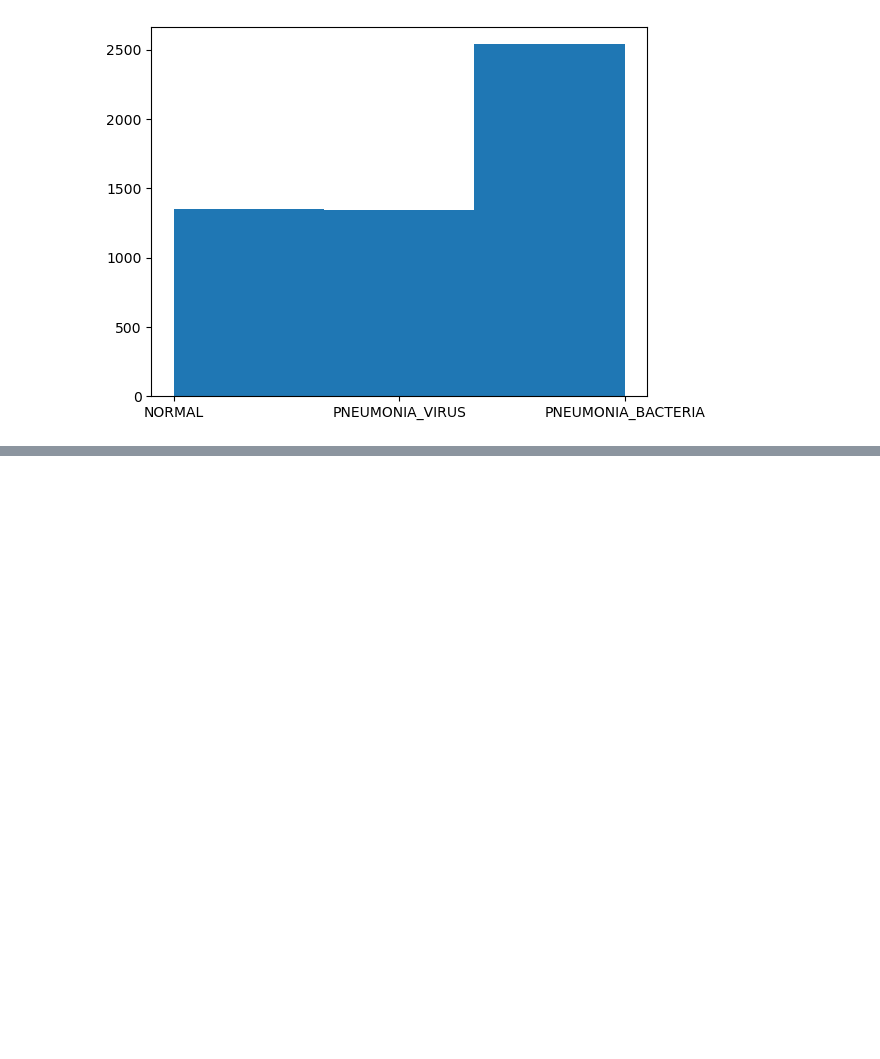
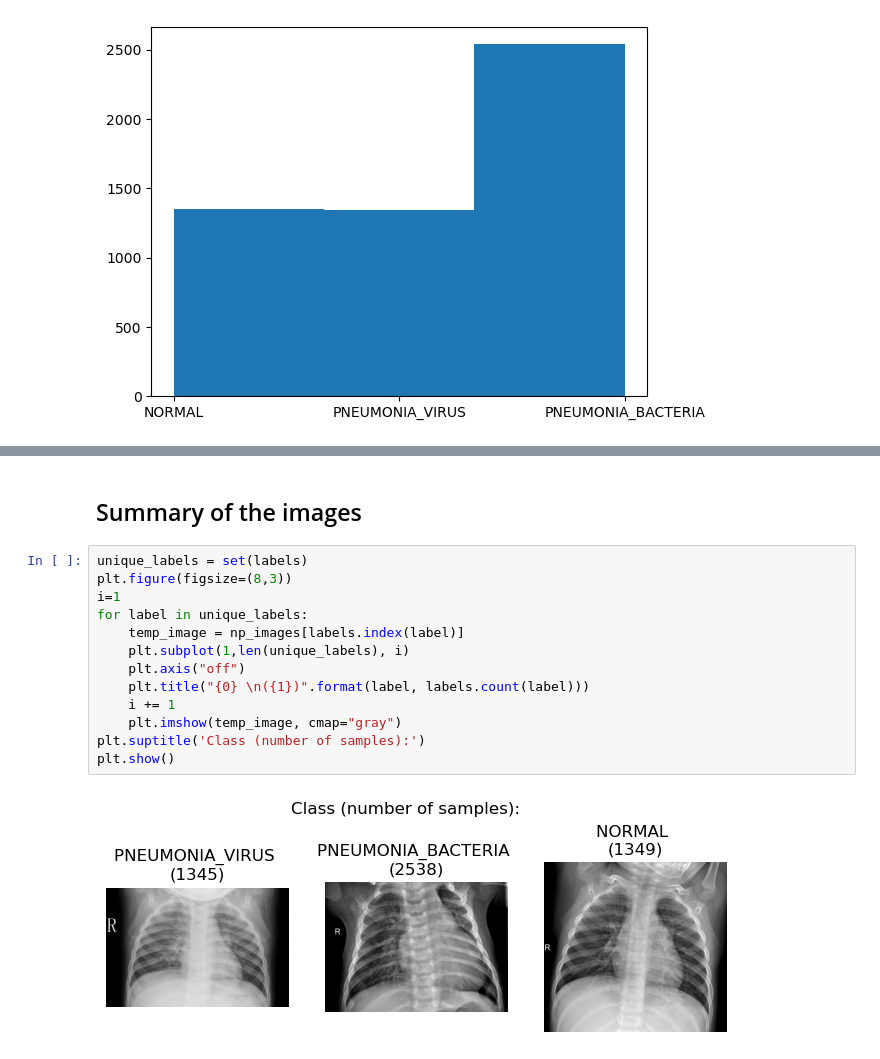
Before and after one commit to mmanzanomo/pytorch-CNN-pneumonia-detection, a Jupyter notebook: notebooks/data_preprocessing.ipynb, the cells around one changed output, grey strips where cells are left out. Drawn from its saved outputs; the diff is of its cells as text; blank space fills up the shorter version.

```diff
--- a/notebooks/data_preprocessing.ipynb
+++ b/notebooks/data_preprocessing.ipynb
@@ -127,0 +154,17 @@ To balance the data before starting to work on the models, the number of observa
+# %% [markdown]
+## Summary of the images
+# %%
+unique_labels = set(labels)
+plt.figure(figsize=(8,3))
+i=1
+for label in unique_labels:
+    temp_image = np_images[labels.index(label)]
+    plt.subplot(1,len(unique_labels), i)
+    plt.axis("off")
+    plt.title("{0} \n({1})".format(label, labels.count(label)))
+    i += 1
+    plt.imshow(temp_image, cmap="gray")
+plt.suptitle('Class (number of samples):')
+plt.show()
+# %% [output]
+[figure, added]
```
Also changed, not shown: parts of 18 cells of this notebook.
